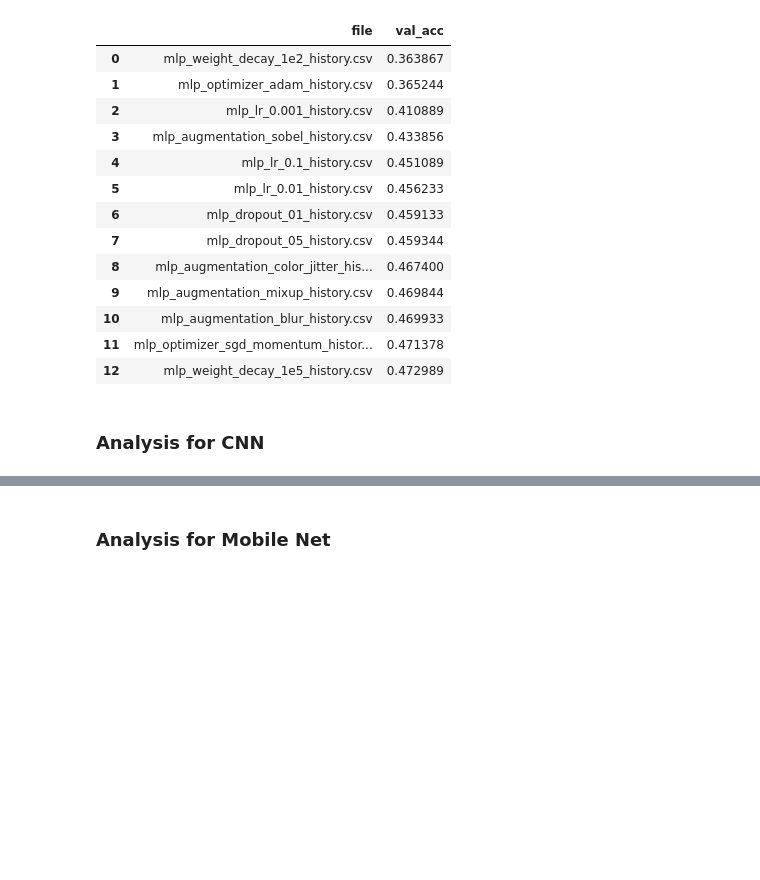
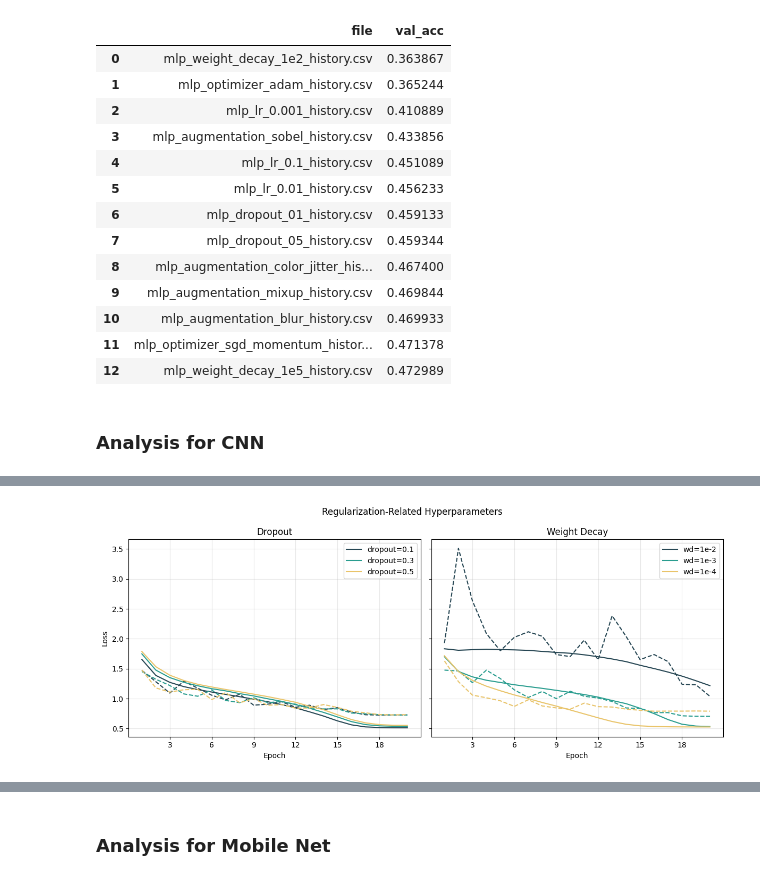
Before and after one commit to malgosiam2/DeepLearningProject1, a Jupyter notebook: notebooks/results_analysis.ipynb, the cells around one changed output, grey strips where cells are left out. Cells and saved outputs as stored; diff of their text form; code cells hidden in the pictures; blank space fills up the shorter version.

```diff
--- a/notebooks/results_analysis.ipynb
+++ b/notebooks/results_analysis.ipynb
@@ -245,0 +263,16 @@ df
+# %%
+dropout_files = {
+    "dropout=0.1": "CNN_Basic_dropout0.1_history.csv",
+    "dropout=0.3": "CNN_basic_sgd_momentum_and_dropout0.3_history.csv",
+    "dropout=0.5": "CNN_Basic_dropout0.5_history.csv",
+}
+
+wd_files = {
+    "wd=1e-2": "CNN_Basic_weight_decay1e-2_history.csv",
+    "wd=1e-3": "CNN_Basic_weight_decay1e-3_history.csv",
+    "wd=1e-4": "CNN_Basic_weight_decay1e-4_history.csv",
+}
+# %%
+plot_regularization_params(RESULT_DIR, dropout_files, wd_files, "CNN_regularization_param.png")
+# %% [output]
+[figure, added]
```
Also changed, not shown: parts of 11 cells of this notebook, 16 other files.
